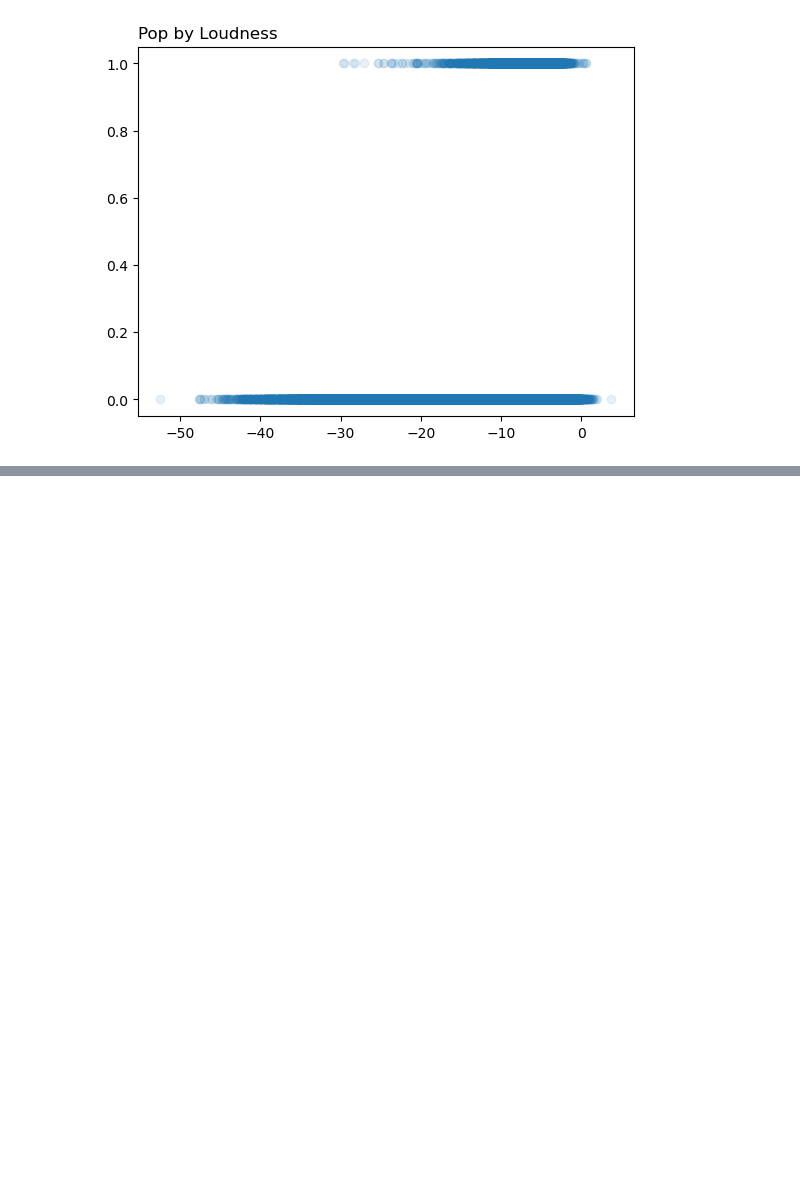
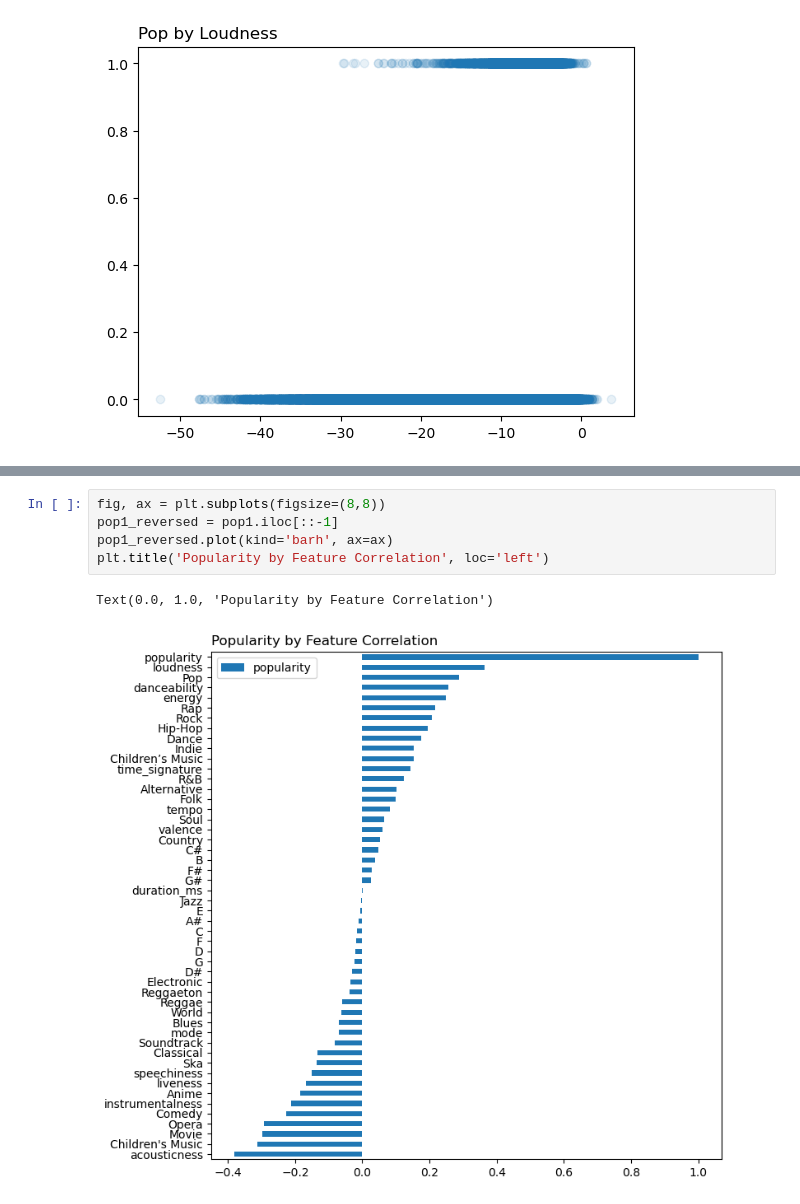
Before and after one commit to dillondiatlo/Team2, a Jupyter notebook: Dillon_Cleaning copy.ipynb, the cells around one changed output, grey strips where cells are left out. Cells and saved outputs as stored; diff of their text form; blank space fills up the shorter version.

```diff
--- a/Dillon_Cleaning copy.ipynb
+++ b/Dillon_Cleaning copy.ipynb
@@ -296,0 +347,8 @@ SyntaxError: incomplete input (3726836171.py, line 1)
+# %%
+fig, ax = plt.subplots(figsize=(8,8))
+pop1_reversed = pop1.iloc[::-1]
+pop1_reversed.plot(kind='barh', ax=ax)
+plt.title('Popularity by Feature Correlation', loc='left')
+# %% [output]
+Text(0.0, 1.0, 'Popularity by Feature Correlation')
+[figure, added]
```
Also changed, not shown: parts of 8 cells of this notebook.
